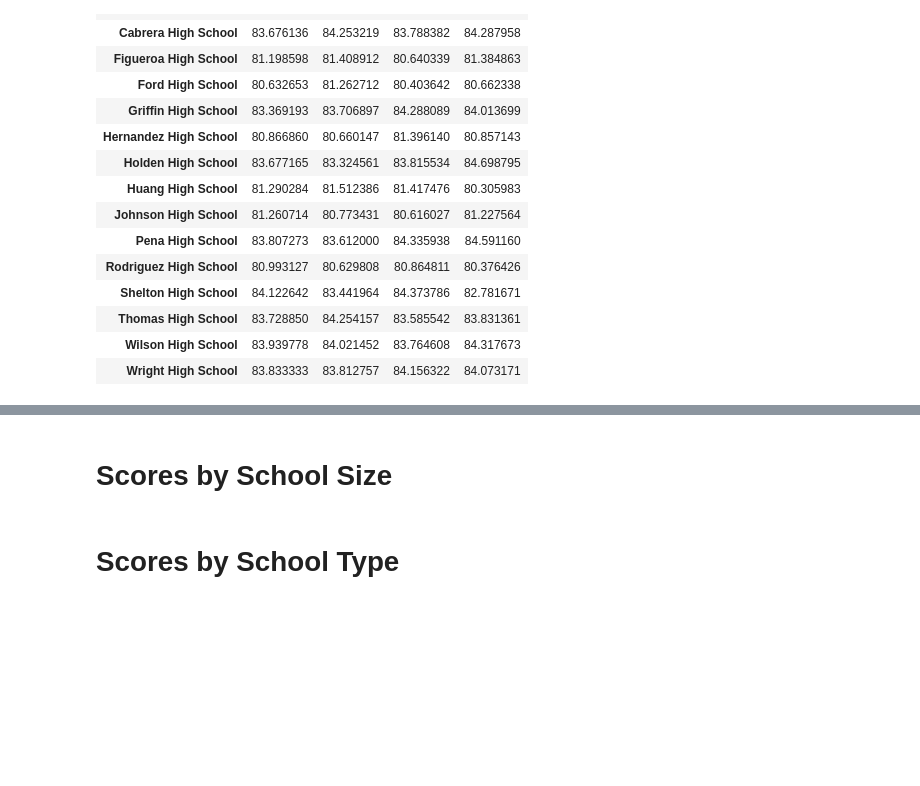
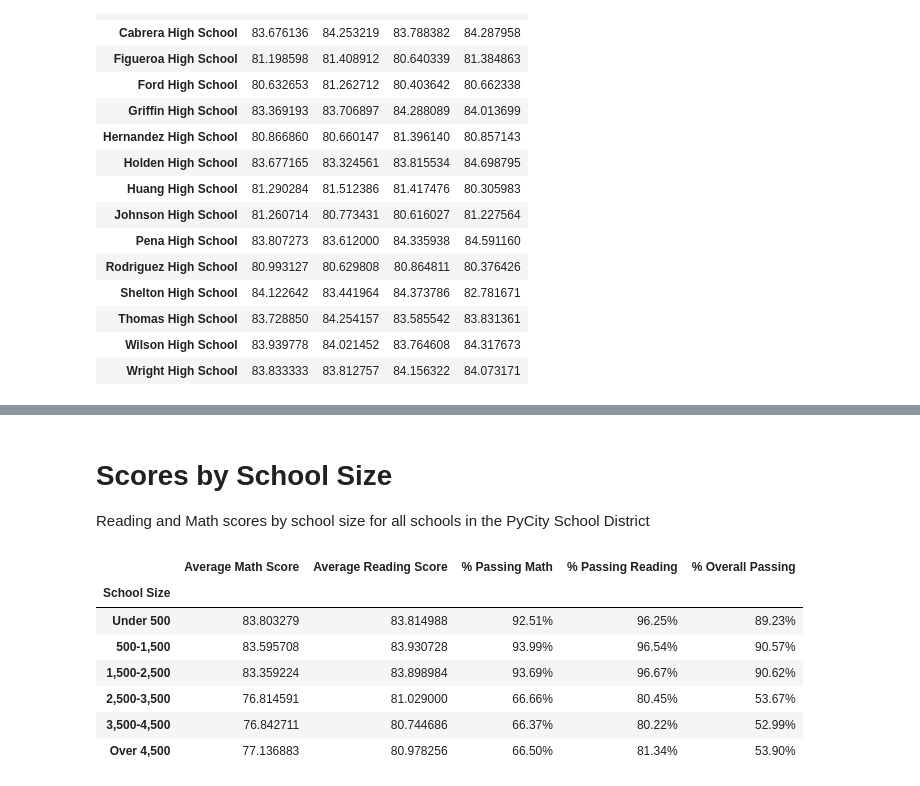
Before and after one commit to anyren/PyCitySchools_analysis, a Jupyter notebook: PyCitySchools/PyCitySchools.ipynb, the cells around one changed output, grey strips where cells are left out. Drawn from its saved outputs; the diff is of its cells as text; code cells hidden in the pictures; blank space fills up the shorter version.

```diff
--- a/PyCitySchools/PyCitySchools.ipynb
+++ b/PyCitySchools/PyCitySchools.ipynb
@@ -270,4 +272,29 @@ school_budget_grades
-# %% [markdown]
-# Scores by School Size
-# %% [markdown]
-# Scores by School Type
+# %% [markdown]
+# Scores by School Size
+
+Reading and Math scores by school size for all schools in the PyCity School District
+# %%
+# determine bin values
+bins = [0,499,1499, 2499, 3499, 4499, 5000]
+
+bin_names = ["Under 500","500-1,500","1,500-2,500","2,500-3,500","3,500-4,500","Over 4,500"]
+# %%
+# slice df into bins and create a new groupby dataframe with only the necessary columns
+school_summary_df["School Size"] = pd.cut(school_summary_df["Total Students"], bins, labels = bin_names, include_lowest=True)
+school_budget_size = school_summary_df.groupby("School Size").mean()
+school_budget_size = school_budget_size[["Average Math Score","Average Reading Score","% Passing Math","% Passing Reading","% Overall Passing"]]
+# %%
+# format
+school_budget_size["% Passing Math"] = school_budget_size["% Passing Math"].map("{:.2f}%".format)
+school_budget_size["% Passing Reading"] = school_budget_size["% Passing Reading"].map("{:.2f}%".format)
+school_budget_size["% Overall Passing"] = school_budget_size["% Overall Passing"].map("{:.2f}%".format)
+school_budget_size
+# %% [output]
+|  | Average Math Score | Average Reading Score | % Passing Math | % Passing Reading | % Overall Passing |
+| School Size |  |  |  |  |  |
+| Under 500 | 83.803279 | 83.814988 | 92.51% | 96.25% | 89.23% |
+| 500-1,500 | 83.595708 | 83.930728 | 93.99% | 96.54% | 90.57% |
+| 1,500-2,500 | 83.359224 | 83.898984 | 93.69% | 96.67% | 90.62% |
+| 2,500-3,500 | 76.814591 | 81.029000 | 66.66% | 80.45% | 53.67% |
+| 3,500-4,500 | 76.842711 | 80.744686 | 66.37% | 80.22% | 52.99% |
+| Over 4,500 | 77.136883 | 80.978256 | 66.50% | 81.34% | 53.90% |
```
Also changed, not shown: parts of 8 cells of this notebook.
